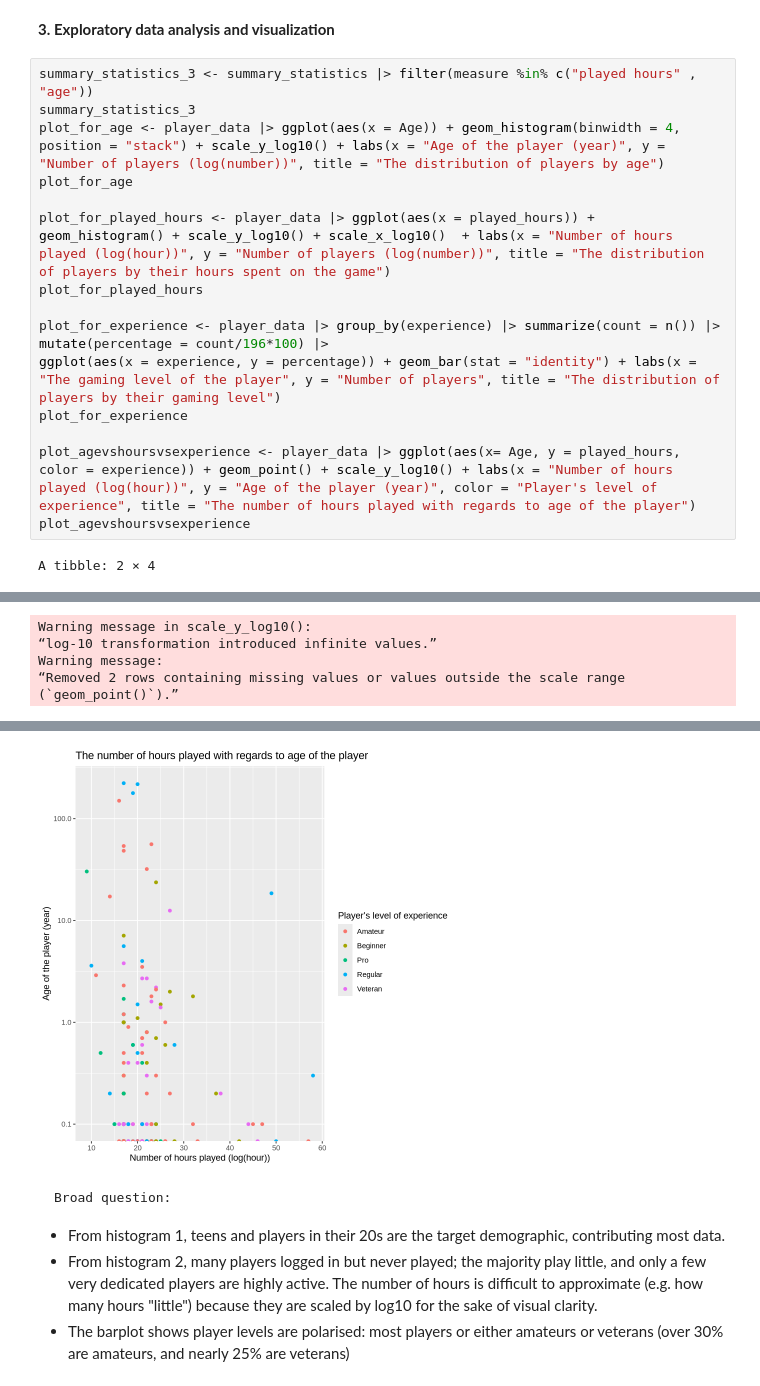
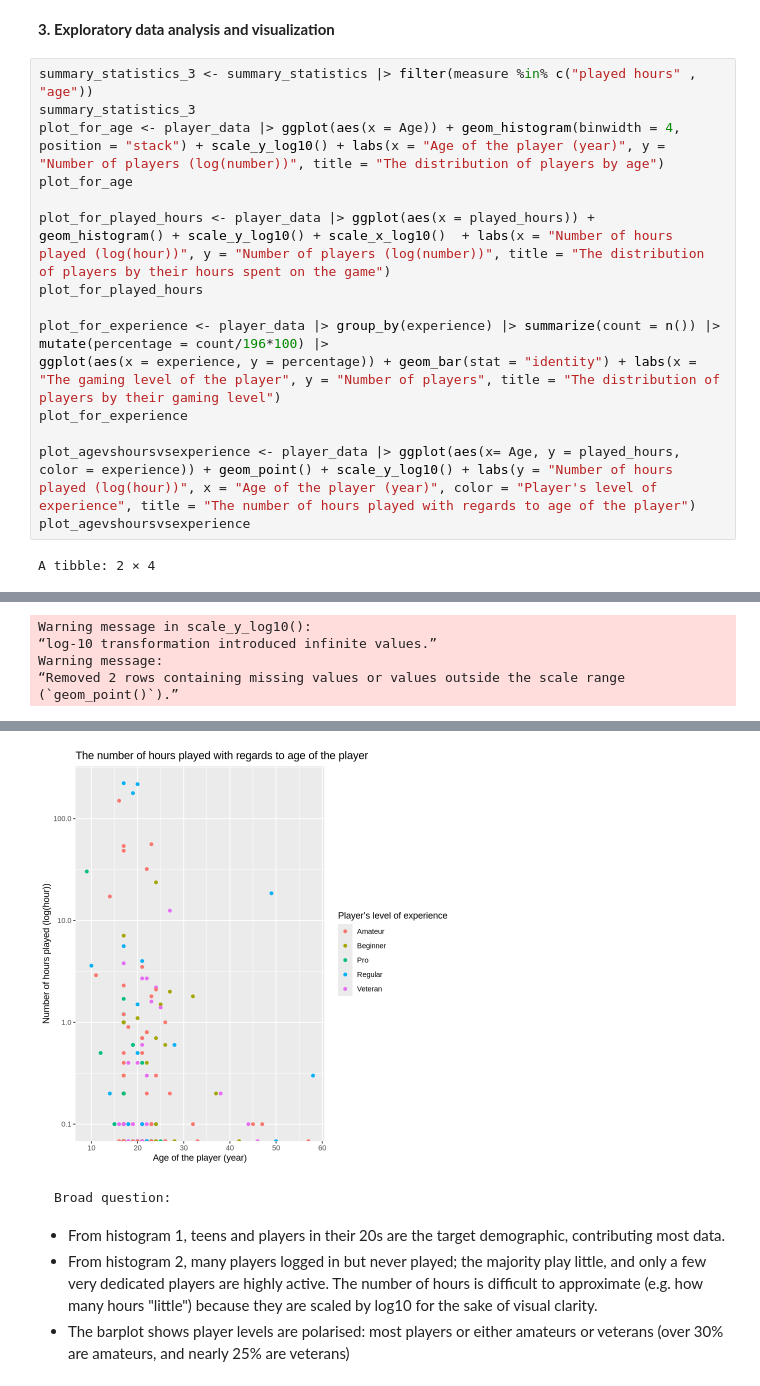
Before and after one commit to minotsp/project_planning_individual, a Jupyter notebook: project_planning_individual.ipynb, the cells around one changed output, grey strips where cells are left out. Drawn from its saved outputs; the diff is of its cells as text.

Commit message:
updated the x y of scatterplot

```diff
--- a/project_planning_individual.ipynb
+++ b/project_planning_individual.ipynb
@@ -71,40 +71,40 @@ plot_for_experience <- player_data |> group_by(experience) |> summarize(count =
 ggplot(aes(x = experience, y = percentage)) + geom_bar(stat = "identity") + labs(x = "The gaming level of the player", y = "Number of players", title = "The distribution of players by their gaming level")
 plot_for_experience
 
-plot_agevshoursvsexperience <- player_data |> ggplot(aes(x= Age, y = played_hours, color = experience)) + geom_point() + scale_y_log10() + labs(x = "Number of hours played (log(hour))", y = "Age of the player (year)", color = "Player's level of experience", title = "The number of hours played with regards to age of the player")
+plot_agevshoursvsexperience <- player_data |> ggplot(aes(x= Age, y = played_hours, color = experience)) + geom_point() + scale_y_log10() + labs(y = "Number of hours played (log(hour))", x = "Age of the player (year)", color = "Player's level of experience", title = "The number of hours played with regards to age of the player")
 plot_agevshoursvsexperience
 # %% [output]
 A tibble: 2 × 4
 | measure | mean | max | min |
 | <chr> | <dbl> | <dbl> | <dbl> |
 | age | 21.139175 | 58.0 | 9 |
 | played hours | 5.845918 | 223.1 | 0 |
 Warning message:
 “Removed 2 rows containing non-finite outside the scale range (`stat_bin()`).”
 Warning message in scale_y_log10():
 “log-10 transformation introduced infinite values.”
 Warning message:
 “Removed 1 row containing missing values or values outside the scale range
 (`geom_bar()`).”
 Warning message in scale_x_log10():
 “log-10 transformation introduced infinite values.”
 `stat_bin()` using `bins = 30`. Pick better value with `binwidth`.
 Warning message:
 “Removed 85 rows containing non-finite outside the scale range (`stat_bin()`).”
 Warning message in scale_y_log10():
 “log-10 transformation introduced infinite values.”
 Warning message:
 “Removed 9 rows containing missing values or values outside the scale range
 (`geom_bar()`).”
 [figure]
 [figure]
 Warning message in scale_y_log10():
 “log-10 transformation introduced infinite values.”
 Warning message:
 “Removed 2 rows containing missing values or values outside the scale range
 (`geom_point()`).”
 [figure]
-[figure, old version]
+[figure, new version]
 # %% [markdown]
     Broad question:
 - From histogram 1, teens and players in their 20s are the target demographic, contributing most data.
```
